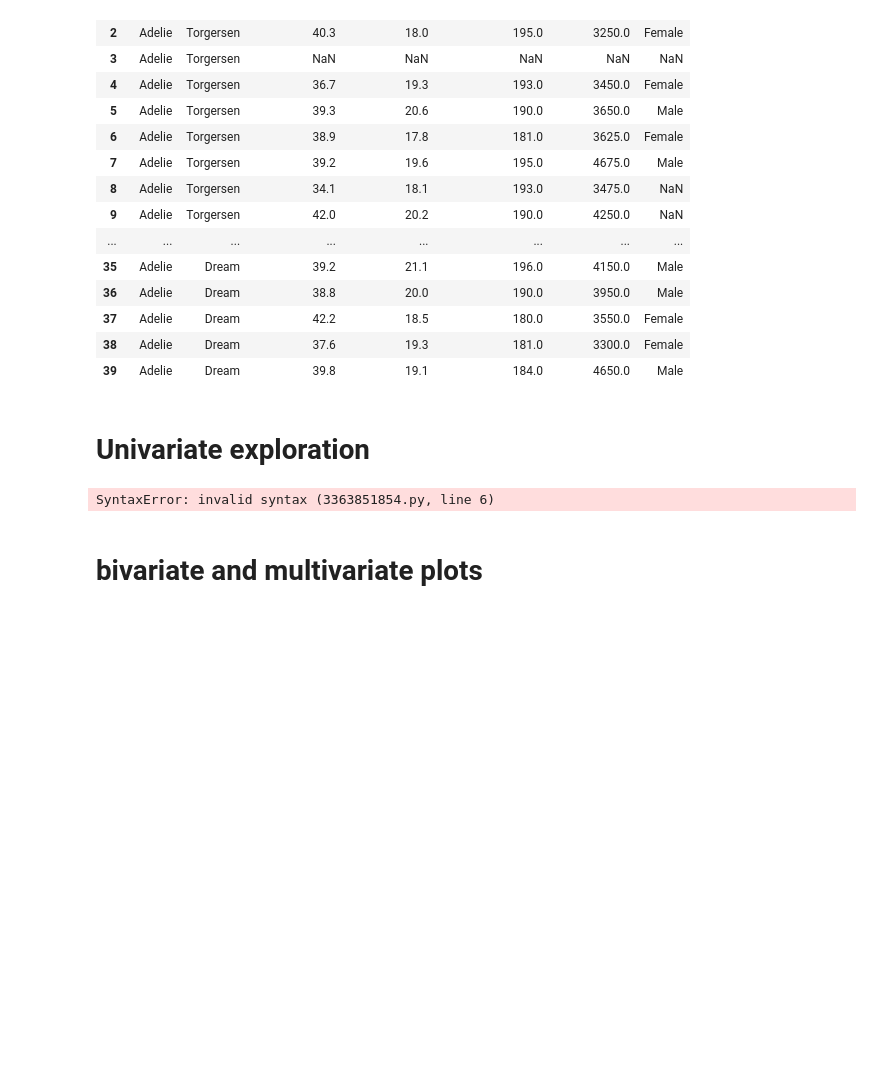
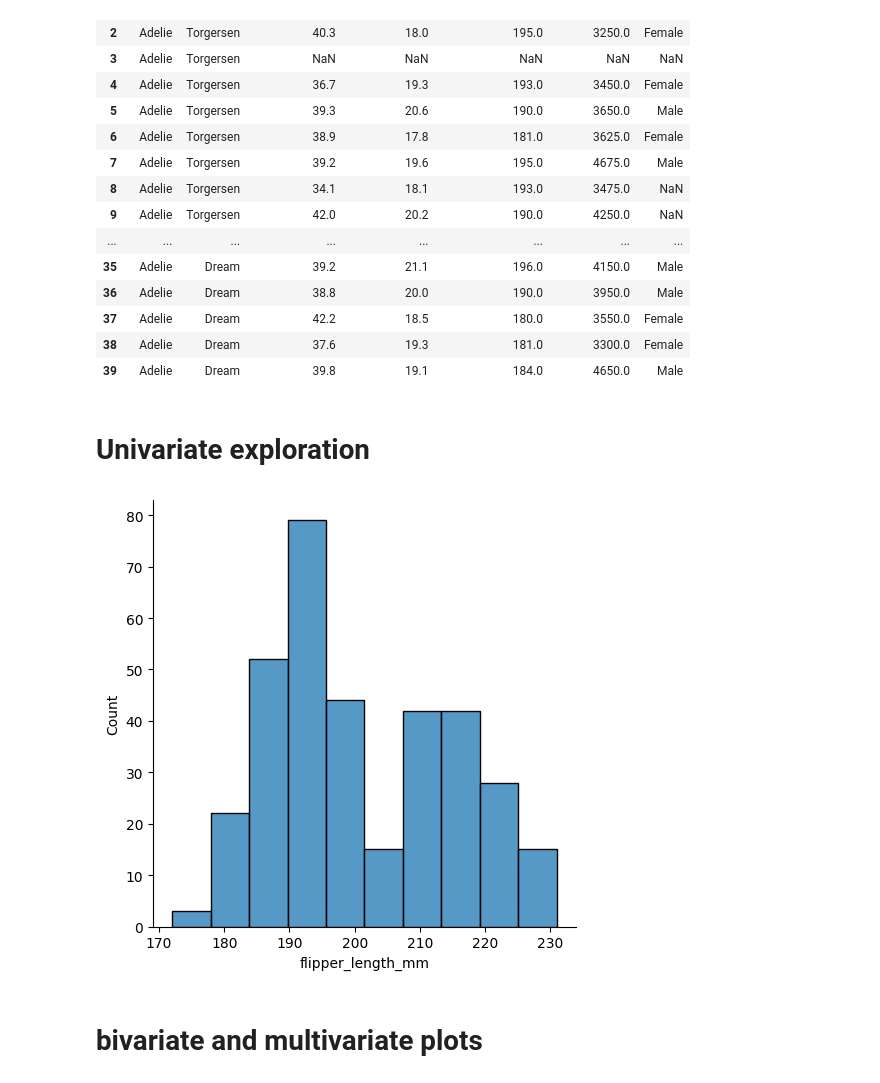
Before and after one commit to kevbaer/2024-fa-stats21, a Jupyter notebook: 6-1_Seaborn.ipynb, the cells around one changed output. Drawn from its saved outputs; the diff is of its cells as text; code cells hidden in the pictures; blank space fills up the shorter version.

```diff
--- a/6-1_Seaborn.ipynb
+++ b/6-1_Seaborn.ipynb
@@ -53,14 +53,15 @@ penguins.head(40)
 # %%
 sns.displot(data = penguins, x = "flipper_length_mm")
 plt.show()
 # specify the dataframe and which variable to plot
 
-# ! * ? //
-//* >
-? woah
-//! Hi this should be a comment
+#TODO: Pmae
+#*
+
+#? woah
+#// Hi this should be a comment
 # %% [output]
-SyntaxError: invalid syntax (3363851854.py, line 6)
+[figure, added]
 # %%
 sns.displot(data = penguins, x = "flipper_length_mm", bins = 20, rug=True)
 # use bins to specify bins
```
